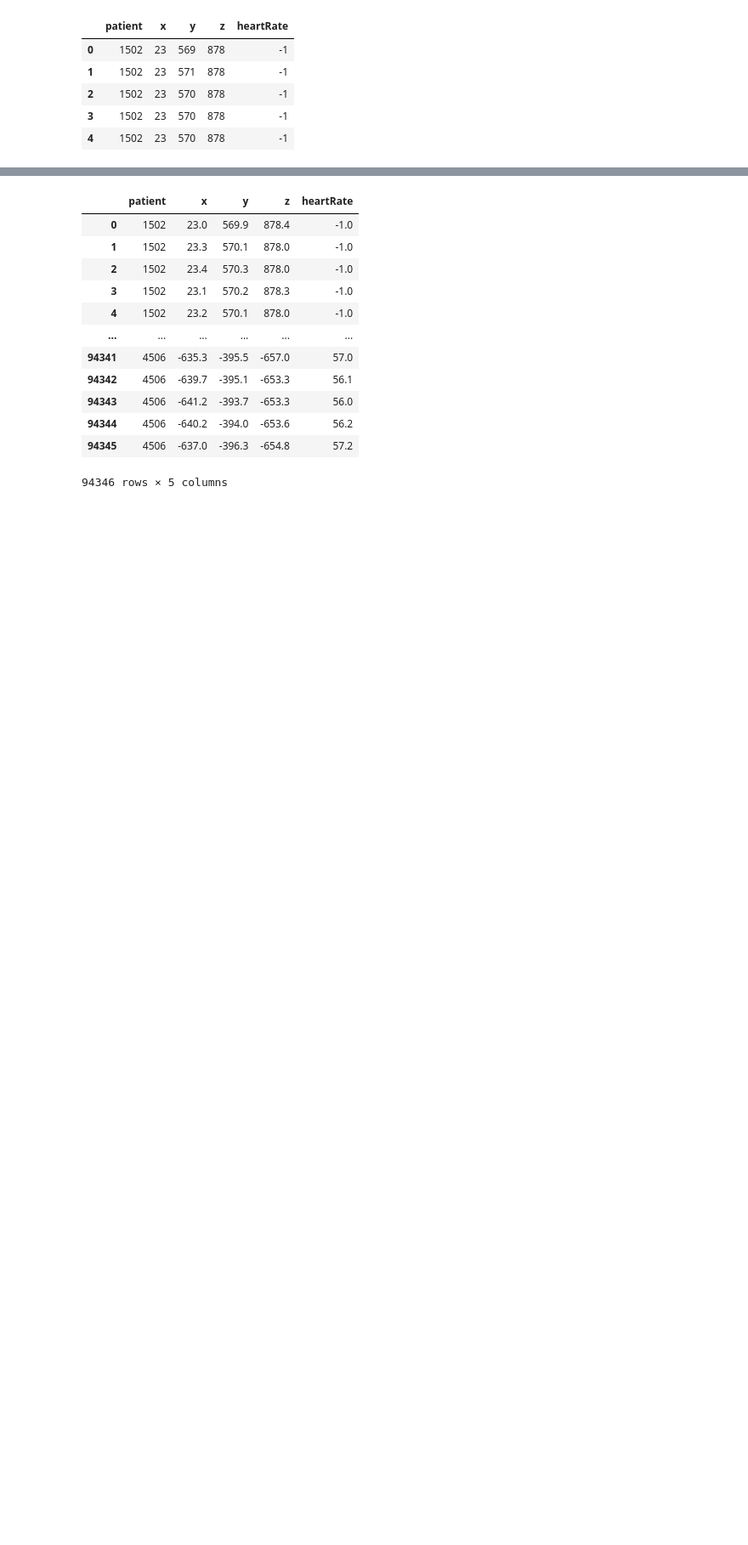
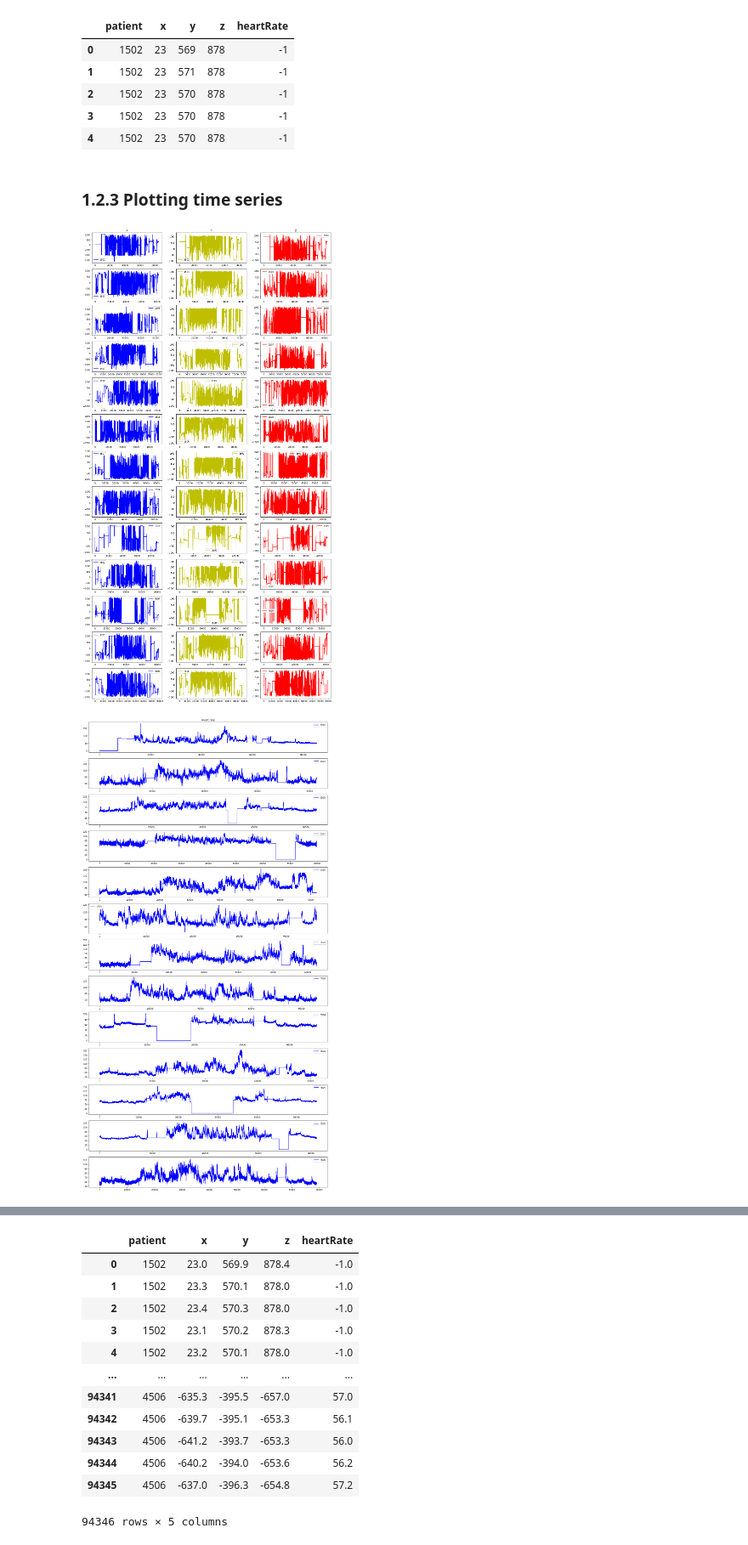
Before and after one commit to alfredoaloi/deep-learning-project, a Jupyter notebook: task_2.ipynb, the cells around one changed output, grey strips where cells are left out. Shown at 85% size. Saved outputs shown, nothing was run; the diff lists cells and outputs as text; code cells hidden in the pictures; blank space fills up the shorter version.

Commit message:
VERSION 2.1.0
Added:
- plots for time series befor preprocessing
- fix get_feature function

Co-Authored-By: francy4699 <10333248+francy4699@users.noreply.github.com>

```diff
--- a/task_2.ipynb
+++ b/task_2.ipynb
@@ -115,4 +125,38 @@ data_after_drop.head()
 | 2 | 1502 | 23 | 570 | 878 | -1 |
 | 3 | 1502 | 23 | 570 | 878 | -1 |
 | 4 | 1502 | 23 | 570 | 878 | -1 |
+# %% [markdown]
+### 1.2.3 Plotting time series
+# %%
+plt.rcParams['figure.figsize'] = (20, 40)
+fig, axs = plt.subplots(13, 3)
+axs[0, 0].set_title(f'X')
+axs[0, 1].set_title(f'Y')
+axs[0, 2].set_title(f'Z')
+count = 0
+for patient in data_after_drop.patient.unique():
+    rows = data_after_drop.loc[data_after_drop.patient == patient]
+    axs[count, 0].plot(range(len(rows)), rows.x, 'b', label=f'{patient}')
+    axs[count, 0].legend()
+    axs[count, 1].plot(range(len(rows)), rows.y, 'y', label=f'{patient}')
+    axs[count, 1].legend()
+    axs[count, 2].plot(range(len(rows)), rows.z, 'r', label=f'{patient}')
+    axs[count, 2].legend()
+
+    count += 1
+plt.rcParams['figure.figsize'] = plt.rcParamsDefault['figure.figsize']
+
+plt.rcParams['figure.figsize'] = (20, 40)
+fig, axs = plt.subplots(13, 1)
+axs[0].set_title(f'Heart rate')
+count = 0
+for patient in data_after_drop.patient.unique():
+    rows = data_after_drop.loc[data_after_drop.patient == patient]
+    axs[count].plot(range(len(rows)), rows.heartRate, 'b', label=f'{patient}')
+    axs[count].legend()
+    count += 1
+plt.rcParams['figure.figsize'] = plt.rcParamsDefault['figure.figsize']
+# %% [output]
+[figure, added]
+[figure, added]
 # %% [markdown]
```
Also changed, not shown: parts of 14 cells of this notebook.
